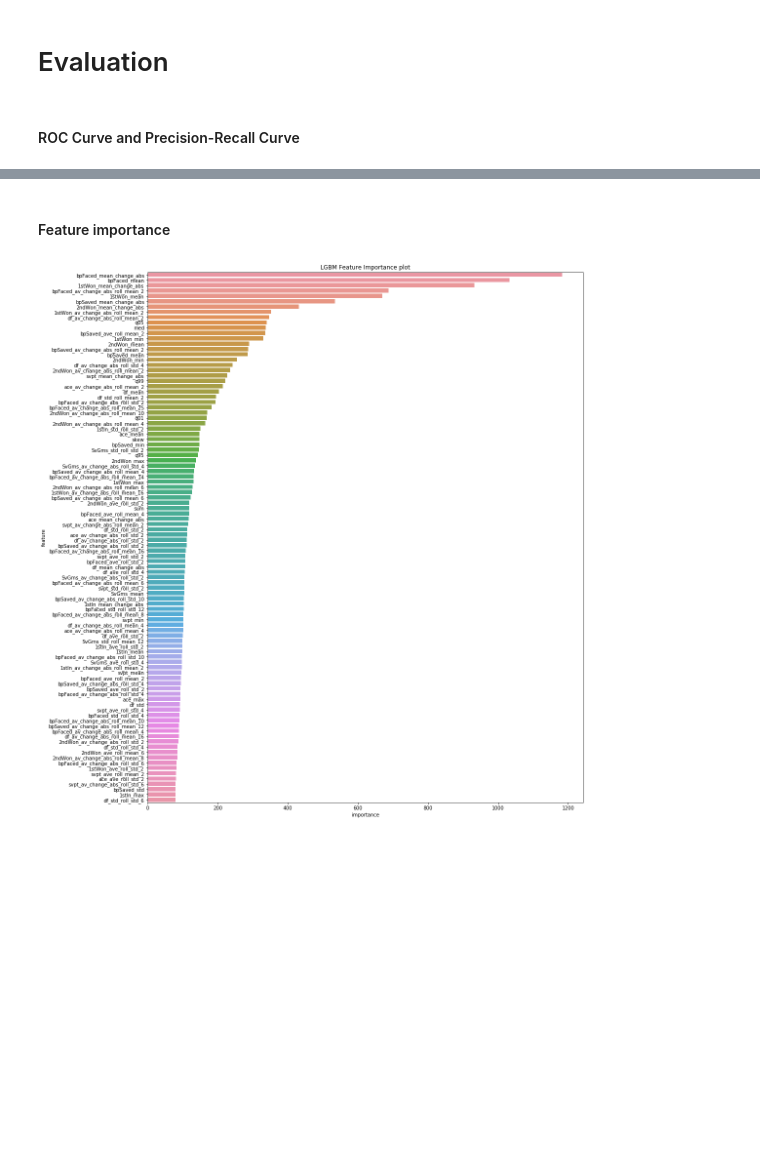
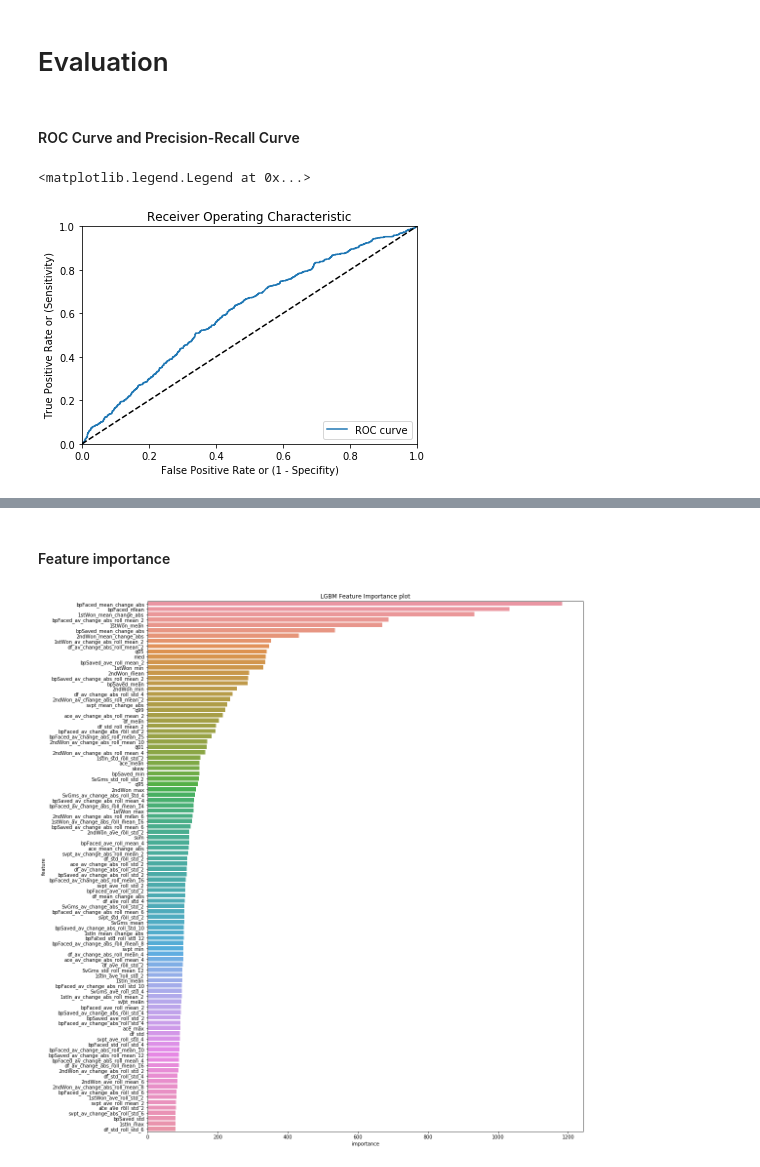
Before and after one commit to rrichards7/tennis-ml, a Jupyter notebook: notebooks/tennis_ml.ipynb, the cells around one changed output, grey strips where cells are left out. Saved outputs shown, nothing was run; the diff lists cells and outputs as text; code cells hidden in the pictures; blank space fills up the shorter version.

```diff
--- a/notebooks/tennis_ml.ipynb
+++ b/notebooks/tennis_ml.ipynb
@@ -103,7 +111,8 @@ array([105453, 106421, 104542, 104871, 200282, 105683, 106034, 105777,
 #this will be useful for diffing them later to create input-target pairs
 pid_dict = {}
 
-for target_pid in tqdm_notebook(ids):
+# for target_pid in tqdm_notebook(ids):
+for target_pid in ids:
     ### get features from whether the target player won or lost
     df2 = df[(df.loc[:,'winner_id'] == target_pid ) | (df.loc[:,'loser_id'] == target_pid)]
 
@@ -149,7 +151,7 @@ len(pid_dict)
 # %%
 ### now iterate throught the main dataframe to link up player-ids
 ### and pull information from the respective dictionary index to form input-target pairs
-x_data = np.empty(shape=(int(df.shape[0]*2), 797))
+x_data = np.empty(shape=(int(df.shape[0]*2), 21))
 y_data = np.empty(shape=(int(df.shape[0]*2), 1))
 print(x_data.shape)
 
@@ -158,7 +160,8 @@ df = df.sort_values(['tourney_date', 'match_num'], ascending=[True, True])
 
 j = 0
 
-for winner_id, loser_id, tdate, match_num in tqdm_notebook(zip(df.winner_id.values, df.loser_id.values, df.tourney_date.values, df.match_num.values)):
+# for winner_id, loser_id, tdate, match_num in tqdm_notebook(zip(df.winner_id.values, df.loser_id.values, df.tourney_date.values, df.match_num.values)):
+for winner_id, loser_id, tdate, match_num in zip(df.winner_id.values, df.loser_id.values, df.tourney_date.values, df.match_num.values):
 
     #extract features from player maps
     features_w = np.asarray(pid_dict[f'{winner_id}'].loc[(pid_dict[f'{winner_id}']['tourney_date'] == tdate) & (pid_dict[f'{winner_id}']['match_num'] == match_num)].loc[:, 'ace_mean':])
@@ -282,7 +284,7 @@ params = {'num_leaves': 128,
           'reg_lambda': 0.3603427518866501}
 
 model = lgb.LGBMClassifier(**params,
-                           n_estimators = 5000,
+                           n_estimators = 1000,
                            n_jobs = -1,
                            objective='binary')
 
@@ -331,19 +334,25 @@ print(accuracy_score(y_test, y_pred))
+# %%
+y_pred = model.predict_proba(X_test)
+y_pred = y_pred[:,1]
 # %%
 #ROC curve
 
 # Compute fpr, tpr, thresholds and roc auc
 fpr, tpr, thresholds = roc_curve(y_test, y_pred)
-roc_auc = auc(y_test, y_pred)
+# roc_auc = auc(y_test, y_pred)
 
 # Plot ROC curve
-plt.plot(fpr, tpr, label='ROC curve (area = %0.3f)' % roc_auc)
+plt.plot(fpr, tpr, label='ROC curve')
 plt.plot([0, 1], [0, 1], 'k--')  # random predictions curve
 plt.xlim([0.0, 1.0])
 plt.ylim([0.0, 1.0])
 plt.xlabel('False Positive Rate or (1 - Specifity)')
 plt.ylabel('True Positive Rate or (Sensitivity)')
 plt.title('Receiver Operating Characteristic')
 plt.legend(loc="lower right")
+# %% [output]
+<matplotlib.legend.Legend at 0x...>
+[figure, added]
 # %%
 #Precision-Recall curve
 lr_precision, lr_recall, _ = precision_recall_curve(y_test, y_pred)
```
Also changed, not shown: parts of 21 cells of this notebook.
